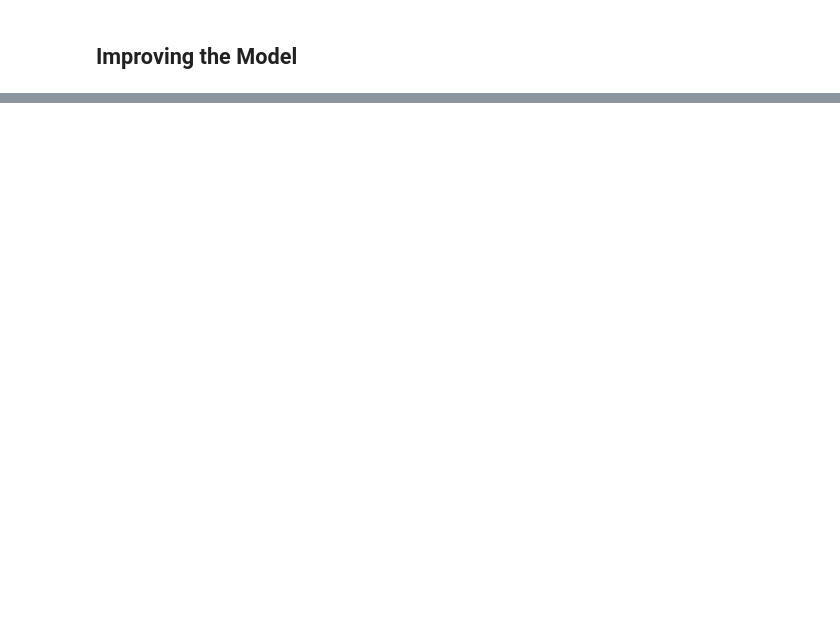
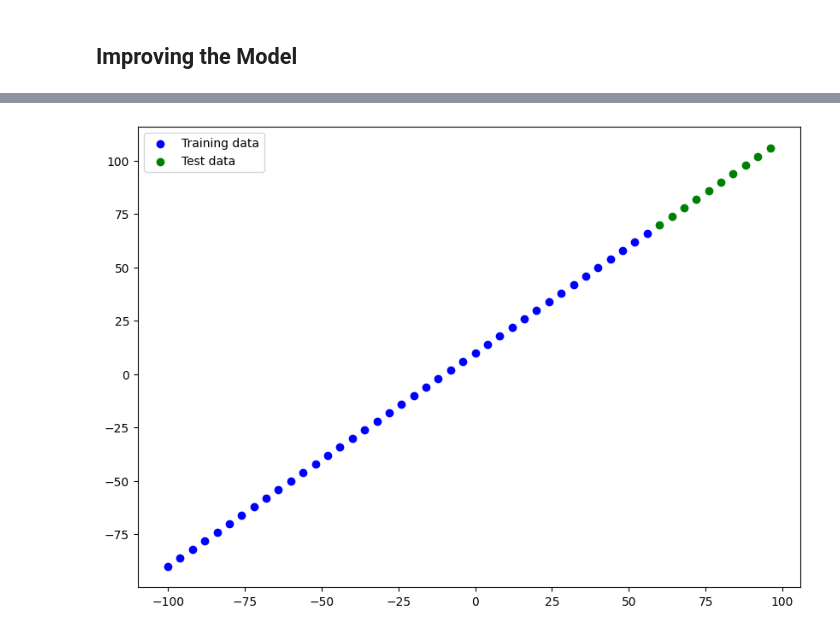
Before and after one commit to MerleSt/Learning_Deep_Learning, a Jupyter notebook: Notebooks/01_neural_network_regression_with_tensorflow.ipynb, the cells around one changed output, grey strips where cells are left out. Saved outputs shown, nothing was run; the diff lists cells and outputs as text; code cells hidden in the pictures; blank space fills up the shorter version.

```diff
--- a/Notebooks/01_neural_network_regression_with_tensorflow.ipynb
+++ b/Notebooks/01_neural_network_regression_with_tensorflow.ipynb
@@ -48,0 +131,14 @@ array([[-0.38043115]], dtype=float32)
+# %%
+# Split the data into train and test
+X_train = X[:40]
+X_test = X[40:]
+y_train = y[:40]
+y_test = y[40:]
+# %%
+plt.figure(figsize=(10,7))
+# Plot training data in blue
+plt.scatter(X_train, y_train, c='b', label='Training data')
+plt.scatter(X_test, y_test, c='g', label='Test data')
+plt.legend();
+# %% [output]
+[figure, added]
```
Also changed, not shown: parts of 14 cells of this notebook.
